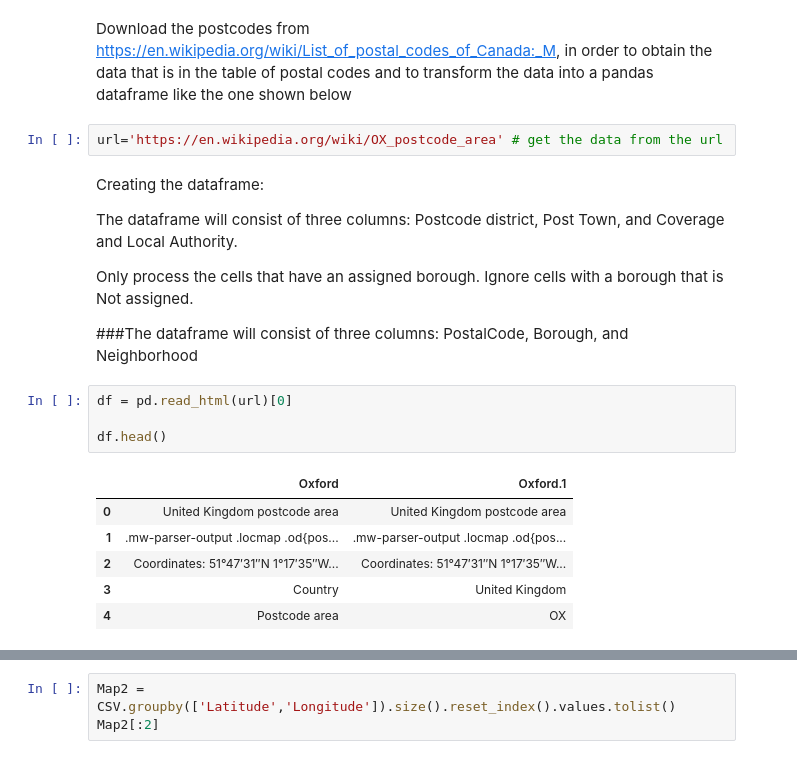
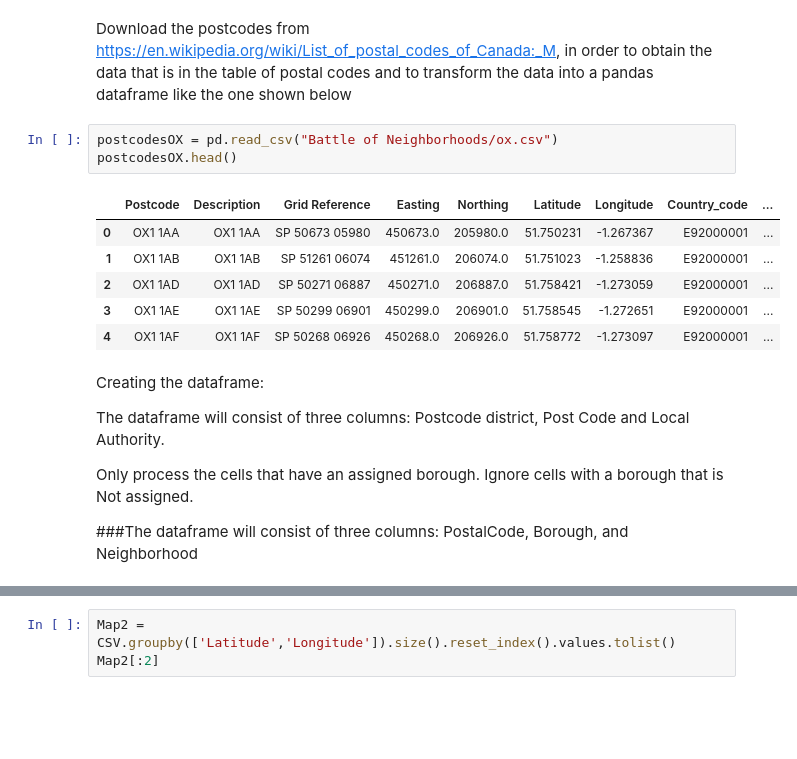
Before and after one commit to zbita/Coursera_Capstone, a Jupyter notebook: CrimeOxfordV03.ipynb, the cells around one changed output, grey strips where cells are left out. Saved outputs shown, nothing was run; the diff lists cells and outputs as text; blank space fills up the shorter version.

```diff
--- a/CrimeOxfordV03.ipynb
+++ b/CrimeOxfordV03.ipynb
@@ -62,26 +62,23 @@ The geograpical coordinates of Abingdon-on-Thames, United Kingdom are 51.6714842
 ### 1.Create Dataframe
 # %% [markdown]
 Download the postcodes from  https://en.wikipedia.org/wiki/List_of_postal_codes_of_Canada:_M, in order to obtain the data that is in the table of postal codes and to transform the data into a pandas dataframe like the one shown below
-# %%
-url='https://en.wikipedia.org/wiki/OX_postcode_area' # get the data from the url
+# %%
+postcodesOX = pd.read_csv("Battle of Neighborhoods/ox.csv")
+postcodesOX.head()
+# %% [output]
+|  | Postcode | Description | Grid Reference | Easting | Northing | Latitude | Longitude | Country_code | ... |
+| 0 | OX1 1AA | OX1 1AA | SP 50673 05980 | 450673.0 | 205980.0 | 51.750231 | -1.267367 | E92000001 | ... |
+| 1 | OX1 1AB | OX1 1AB | SP 51261 06074 | 451261.0 | 206074.0 | 51.751023 | -1.258836 | E92000001 | ... |
+| 2 | OX1 1AD | OX1 1AD | SP 50271 06887 | 450271.0 | 206887.0 | 51.758421 | -1.273059 | E92000001 | ... |
+| 3 | OX1 1AE | OX1 1AE | SP 50299 06901 | 450299.0 | 206901.0 | 51.758545 | -1.272651 | E92000001 | ... |
+| 4 | OX1 1AF | OX1 1AF | SP 50268 06926 | 450268.0 | 206926.0 | 51.758772 | -1.273097 | E92000001 | ... |
 # %% [markdown]
 Creating the dataframe:
 
 The dataframe will consist of three columns:
-Postcode district, Post Town, and Coverage and Local Authority.
+Postcode district, Post Code and Local Authority.
 
 Only process the cells that have an assigned borough. Ignore cells with a borough that is Not assigned.
 
 
 ###The dataframe will consist of three columns: PostalCode, Borough, and Neighborhood
-# %%
-df = pd.read_html(url)[0]
-
-df.head()
-# %% [output]
-|  | Oxford | Oxford.1 |
-| 0 | United Kingdom postcode area | United Kingdom postcode area |
-| 1 | .mw-parser-output .locmap .od{pos... | .mw-parser-output .locmap .od{pos... |
-| 2 | Coordinates: 51°47′31″N 1°17′35″W... | Coordinates: 51°47′31″N 1°17′35″W... |
-| 3 | Country | United Kingdom |
-| 4 | Postcode area | OX |
```
Also changed, not shown: parts of 1 cell of this notebook, 1 other file.
